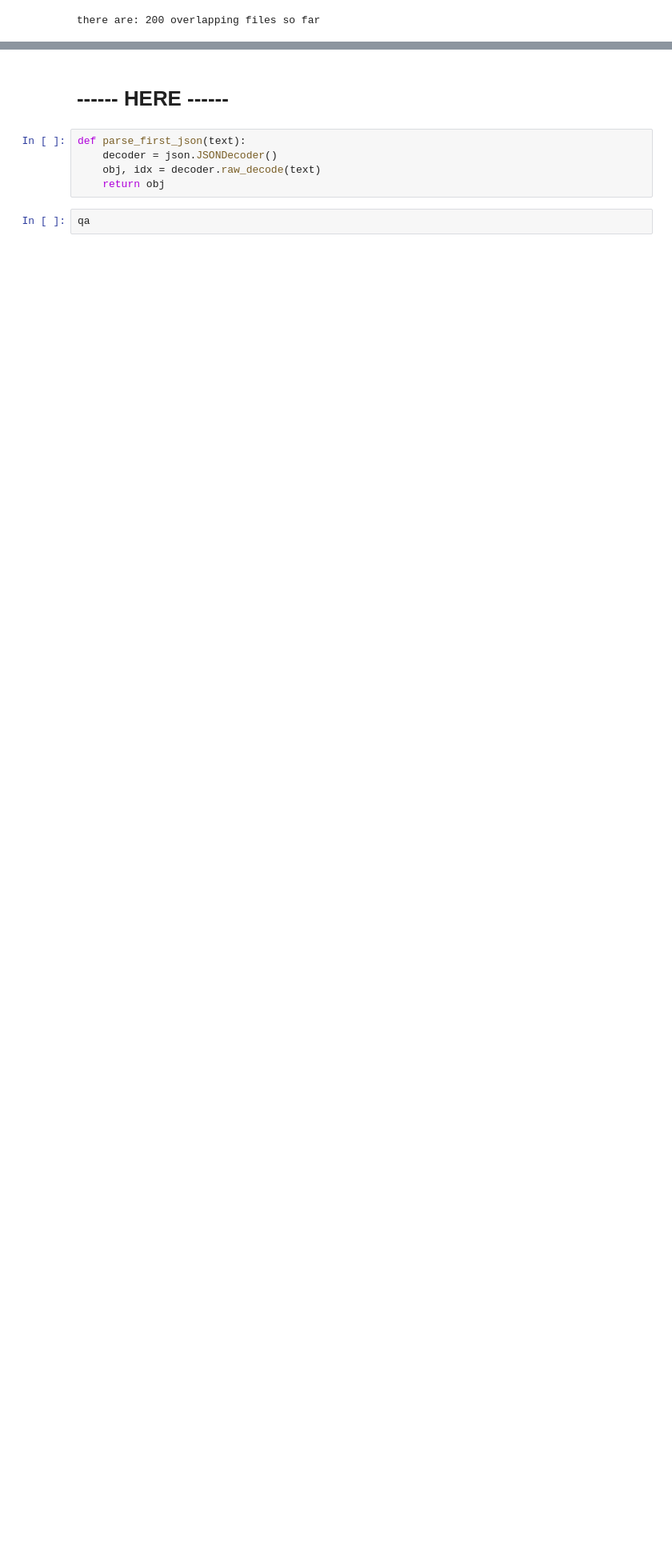
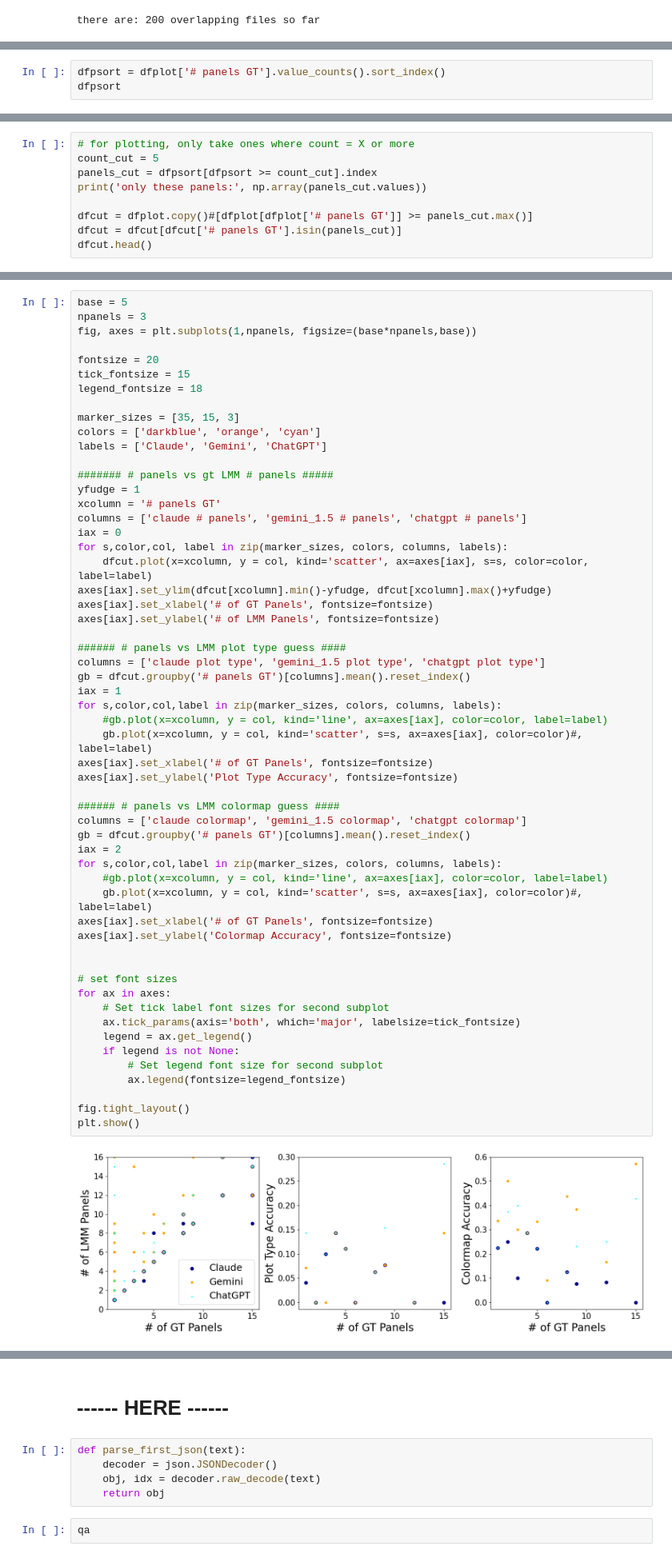
Before and after one commit to ReadingTimeMachine/LLM_VQA_MultiPanel, a Jupyter notebook: parse_lmm_outputs_to_figs.ipynb, the cells around one changed output, grey strips where cells are left out. Shown at 80% size. Saved outputs shown, nothing was run; the diff lists cells and outputs as text; blank space fills up the shorter version.

Commit message:
plotting

```diff
--- a/parse_lmm_outputs_to_figs.ipynb
+++ b/parse_lmm_outputs_to_figs.ipynb
@@ -274,0 +279,3 @@ plt.show()
+# %%
+dfpsort = dfplot['# panels GT'].value_counts().sort_index()
+dfpsort
@@ -274,0 +299,9 @@ plt.show()
+# %%
+# for plotting, only take ones where count = X or more
+count_cut = 5
+panels_cut = dfpsort[dfpsort >= count_cut].index
+print('only these panels:', np.array(panels_cut.values))
+
+dfcut = dfplot.copy()#[dfplot[dfplot['# panels GT']] >= panels_cut.max()]
+dfcut = dfcut[dfcut['# panels GT'].isin(panels_cut)]
+dfcut.head()
@@ -274,0 +316,58 @@ plt.show()
+# %%
+base = 5
+npanels = 3
+fig, axes = plt.subplots(1,npanels, figsize=(base*npanels,base))
+
+fontsize = 20
+tick_fontsize = 15
+legend_fontsize = 18
+
+marker_sizes = [35, 15, 3]
+colors = ['darkblue', 'orange', 'cyan']
+labels = ['Claude', 'Gemini', 'ChatGPT']
+
+####### # panels vs gt LMM # panels #####
+yfudge = 1
+xcolumn = '# panels GT'
+columns = ['claude # panels', 'gemini_1.5 # panels', 'chatgpt # panels']
+iax = 0
+for s,color,col, label in zip(marker_sizes, colors, columns, labels):
+    dfcut.plot(x=xcolumn, y = col, kind='scatter', ax=axes[iax], s=s, color=color, label=label)
+axes[iax].set_ylim(dfcut[xcolumn].min()-yfudge, dfcut[xcolumn].max()+yfudge)
+axes[iax].set_xlabel('# of GT Panels', fontsize=fontsize)
+axes[iax].set_ylabel('# of LMM Panels', fontsize=fontsize)
+
+###### # panels vs LMM plot type guess ####
+columns = ['claude plot type', 'gemini_1.5 plot type', 'chatgpt plot type']
+gb = dfcut.groupby('# panels GT')[columns].mean().reset_index()
+iax = 1
+for s,color,col,label in zip(marker_sizes, colors, columns, labels):
+    #gb.plot(x=xcolumn, y = col, kind='line', ax=axes[iax], color=color, label=label)
+    gb.plot(x=xcolumn, y = col, kind='scatter', s=s, ax=axes[iax], color=color)#, label=label)
+axes[iax].set_xlabel('# of GT Panels', fontsize=fontsize)
+axes[iax].set_ylabel('Plot Type Accuracy', fontsize=fontsize)
+
+###### # panels vs LMM colormap guess ####
+columns = ['claude colormap', 'gemini_1.5 colormap', 'chatgpt colormap']
+gb = dfcut.groupby('# panels GT')[columns].mean().reset_index()
+iax = 2
+for s,color,col,label in zip(marker_sizes, colors, columns, labels):
+    #gb.plot(x=xcolumn, y = col, kind='line', ax=axes[iax], color=color, label=label)
+    gb.plot(x=xcolumn, y = col, kind='scatter', s=s, ax=axes[iax], color=color)#, label=label)
+axes[iax].set_xlabel('# of GT Panels', fontsize=fontsize)
+axes[iax].set_ylabel('Colormap Accuracy', fontsize=fontsize)
+
+
+# set font sizes
+for ax in axes:
+    # Set tick label font sizes for second subplot
+    ax.tick_params(axis='both', which='major', labelsize=tick_fontsize)
+    legend = ax.get_legend()
+    if legend is not None:
+        # Set legend font size for second subplot
+        ax.legend(fontsize=legend_fontsize)
+
+fig.tight_layout()
+plt.show()
+# %% [output]
+[figure, added]
```
Also changed, not shown: parts of 9 cells of this notebook, 1 other file.
